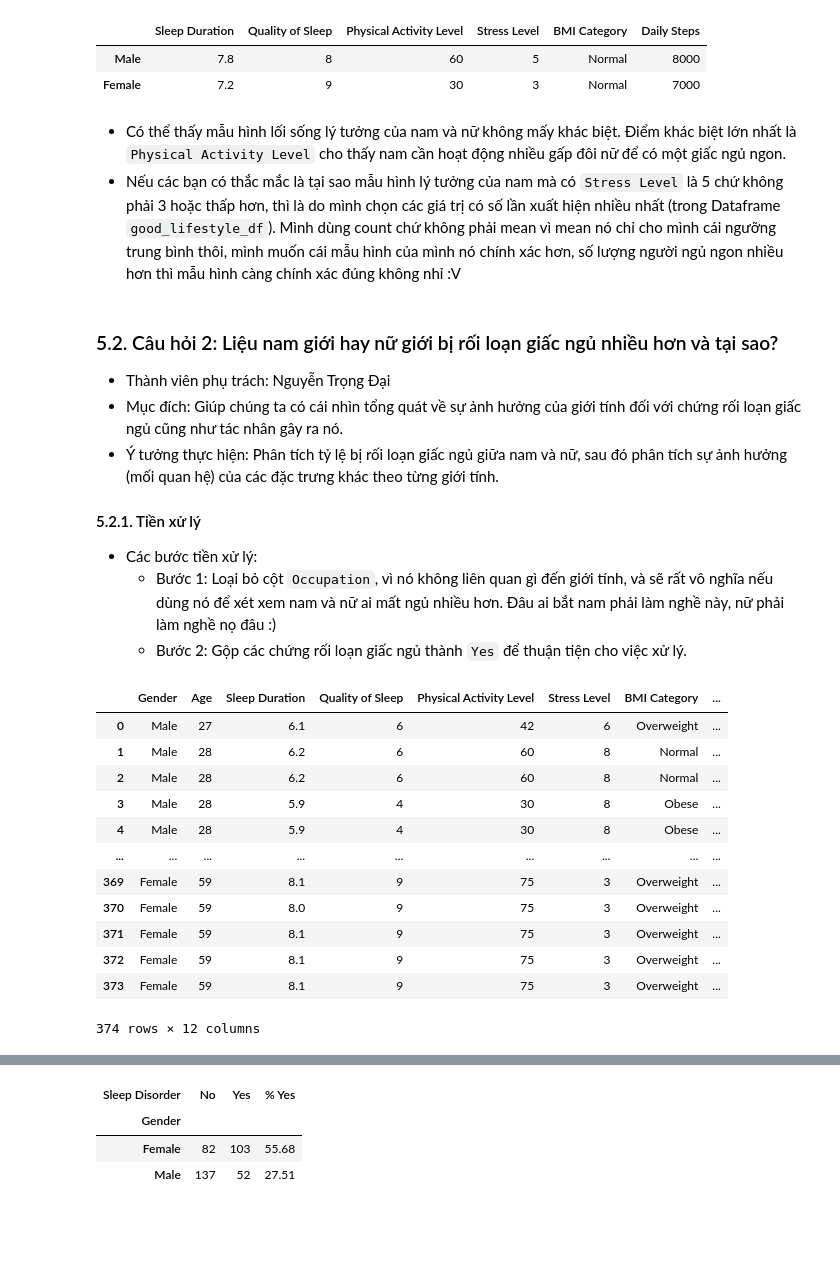
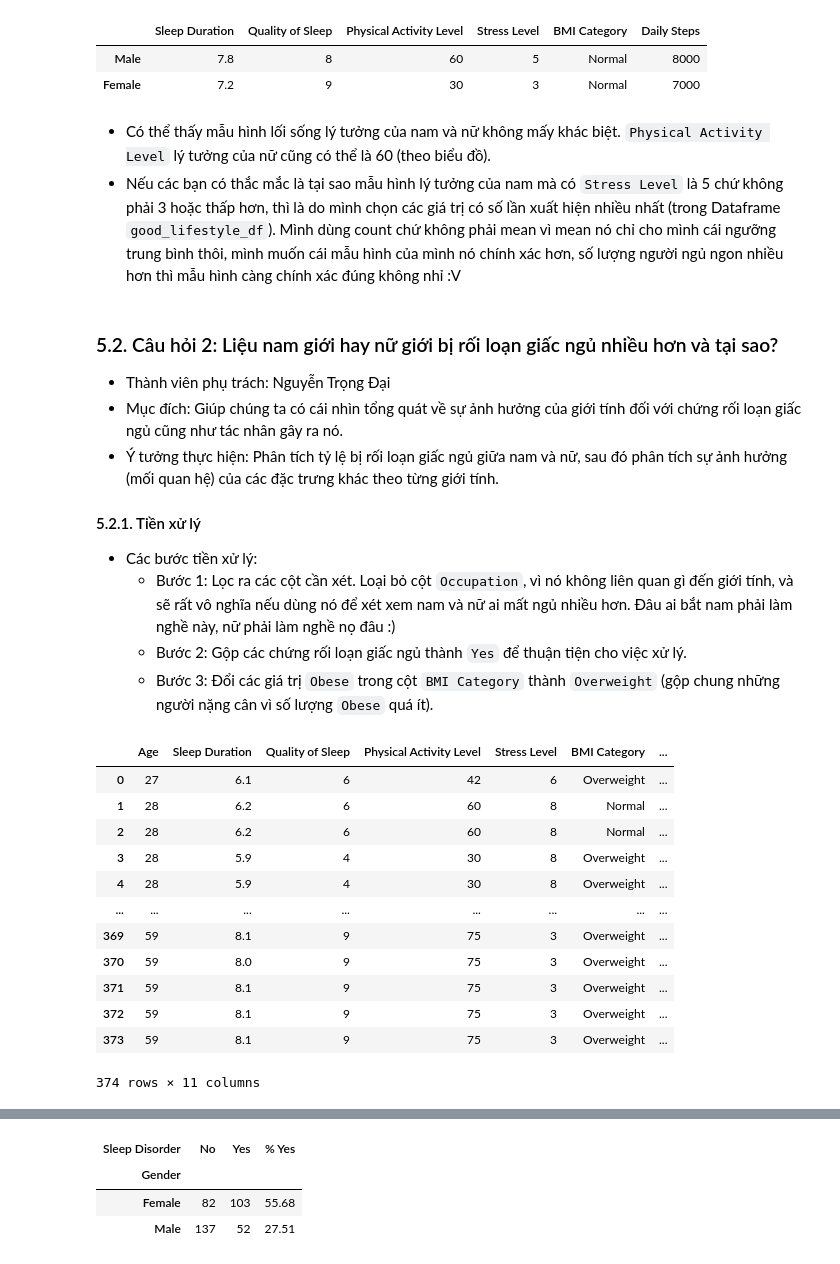
Before and after one commit to khiemnguyen812/Final_Prj_CSC17104_21KHDL1, a Jupyter notebook: Notebook.ipynb, the cells around one changed output, grey strips where cells are left out. Drawn from its saved outputs; the diff is of its cells as text; code cells hidden in the pictures; blank space fills up the shorter version.

```diff
--- a/Notebook.ipynb
+++ b/Notebook.ipynb
@@ -184,6 +184,7 @@ Name: count, dtype: int64
 # %%
 # TODO: Chuyển đổi kiểu dữ liệu cho đúng
 df[['Systolic', 'Diastolic']] = df['Blood Pressure'].str.extract(r'(\d+)\/(\d+)')
+df[['Systolic', 'Diastolic']] = df[['Systolic', 'Diastolic']].astype('int64')
 df.drop('Blood Pressure', axis=1, inplace=True)
 df.sample(5)
 # %% [output]
@@ -435,7 +450,7 @@ Mẫu hình lối sống lý tưởng của từng giới tính
 | Male | 7.8 | 8 | 60 | 5 | Normal | 8000 |
 | Female | 7.2 | 9 | 30 | 3 | Normal | 7000 |
 # %% [markdown]
-- Có thể thấy mẫu hình lối sống lý tưởng của nam và nữ không mấy khác biệt. Điểm khác biệt lớn nhất là `Physical Activity Level` cho thấy nam cần hoạt động nhiều gấp đôi nữ để có một giấc ngủ ngon.
+- Có thể thấy mẫu hình lối sống lý tưởng của nam và nữ không mấy khác biệt. `Physical Activity Level` lý tưởng của nữ cũng có thể là 60 (theo biểu đồ).
 - Nếu các bạn có thắc mắc là tại sao mẫu hình lý tưởng của nam mà có `Stress Level` là 5 chứ không phải 3 hoặc thấp hơn, thì là do mình chọn các giá trị có số lần xuất hiện nhiều nhất (trong Dataframe `good_lifestyle_df`). Mình dùng count chứ không phải mean vì mean nó chỉ cho mình cái ngưỡng trung bình thôi, mình muốn cái mẫu hình của mình nó chính xác hơn, số lượng người ngủ ngon nhiều hơn thì mẫu hình càng chính xác đúng không nhỉ :V
 # %% [markdown]
 ### 5.2. Câu hỏi 2: Liệu nam giới hay nữ giới bị rối loạn giấc ngủ nhiều hơn và tại sao?
@@ -447,33 +462,38 @@ Mẫu hình lối sống lý tưởng của từng giới tính
 #### 5.2.1. Tiền xử lý
 
 - Các bước tiền xử lý:
-    - Bước 1: Loại bỏ cột `Occupation`, vì nó không liên quan gì đến giới tính, và sẽ rất vô nghĩa nếu dùng nó để xét xem nam và nữ ai mất ngủ nhiều hơn. Đâu ai bắt nam phải làm nghề này, nữ phải làm nghề nọ đâu :)
+    - Bước 1: Lọc ra các cột cần xét. Loại bỏ cột `Occupation`, vì nó không liên quan gì đến giới tính, và sẽ rất vô nghĩa nếu dùng nó để xét xem nam và nữ ai mất ngủ nhiều hơn. Đâu ai bắt nam phải làm nghề này, nữ phải làm nghề nọ đâu :)
     - Bước 2: Gộp các chứng rối loạn giấc ngủ thành `Yes` để thuận tiện cho việc xử lý.
+    - Bước 3: Đổi các giá trị `Obese` trong cột `BMI Category` thành `Overweight` (gộp chung những người nặng cân vì số lượng `Obese` quá ít).
 # %%
 # TODO: Code tiền xử lý câu hỏi 2
 
 # Bước 1
-columns = df.columns.drop('Occupation')
+columns = df.columns.drop(['Occupation', 'Gender'])
 q2_df = df[columns]
 
 # Bước 2
 disorder_filter = q2_df['Sleep Disorder'] != 'No'
 q2_df['Sleep Disorder'][disorder_filter] = 'Yes'
+
+#Bước 3
+bmi_filter = q2_df['BMI Category'] == 'Obese'
+q2_df['BMI Category'][bmi_filter] = 'Overweight'
 q2_df
 # %% [output]
-|  | Gender | Age | Sleep Duration | Quality of Sleep | Physical Activity Level | Stress Level | BMI Category | ... |
-| 0 | Male | 27 | 6.1 | 6 | 42 | 6 | Overweight | ... |
-| 1 | Male | 28 | 6.2 | 6 | 60 | 8 | Normal | ... |
-| 2 | Male | 28 | 6.2 | 6 | 60 | 8 | Normal | ... |
-| 3 | Male | 28 | 5.9 | 4 | 30 | 8 | Obese | ... |
-| 4 | Male | 28 | 5.9 | 4 | 30 | 8 | Obese | ... |
-| ... | ... | ... | ... | ... | ... | ... | ... | ... |
-| 369 | Female | 59 | 8.1 | 9 | 75 | 3 | Overweight | ... |
-| 370 | Female | 59 | 8.0 | 9 | 75 | 3 | Overweight | ... |
-| 371 | Female | 59 | 8.1 | 9 | 75 | 3 | Overweight | ... |
-| 372 | Female | 59 | 8.1 | 9 | 75 | 3 | Overweight | ... |
-| 373 | Female | 59 | 8.1 | 9 | 75 | 3 | Overweight | ... |
+|  | Age | Sleep Duration | Quality of Sleep | Physical Activity Level | Stress Level | BMI Category | ... |
+| 0 | 27 | 6.1 | 6 | 42 | 6 | Overweight | ... |
+| 1 | 28 | 6.2 | 6 | 60 | 8 | Normal | ... |
+| 2 | 28 | 6.2 | 6 | 60 | 8 | Normal | ... |
+| 3 | 28 | 5.9 | 4 | 30 | 8 | Overweight | ... |
+| 4 | 28 | 5.9 | 4 | 30 | 8 | Overweight | ... |
+| ... | ... | ... | ... | ... | ... | ... | ... |
+| 369 | 59 | 8.1 | 9 | 75 | 3 | Overweight | ... |
+| 370 | 59 | 8.0 | 9 | 75 | 3 | Overweight | ... |
+| 371 | 59 | 8.1 | 9 | 75 | 3 | Overweight | ... |
+| 372 | 59 | 8.1 | 9 | 75 | 3 | Overweight | ... |
+| 373 | 59 | 8.1 | 9 | 75 | 3 | Overweight | ... |
-374 rows × 12 columns
+374 rows × 11 columns
 # %% [markdown]
 #### 5.2.2. Phân tích dữ liệu trả lời câu hỏi
 
```
Also changed, not shown: parts of 15 cells of this notebook, 8 other files.
